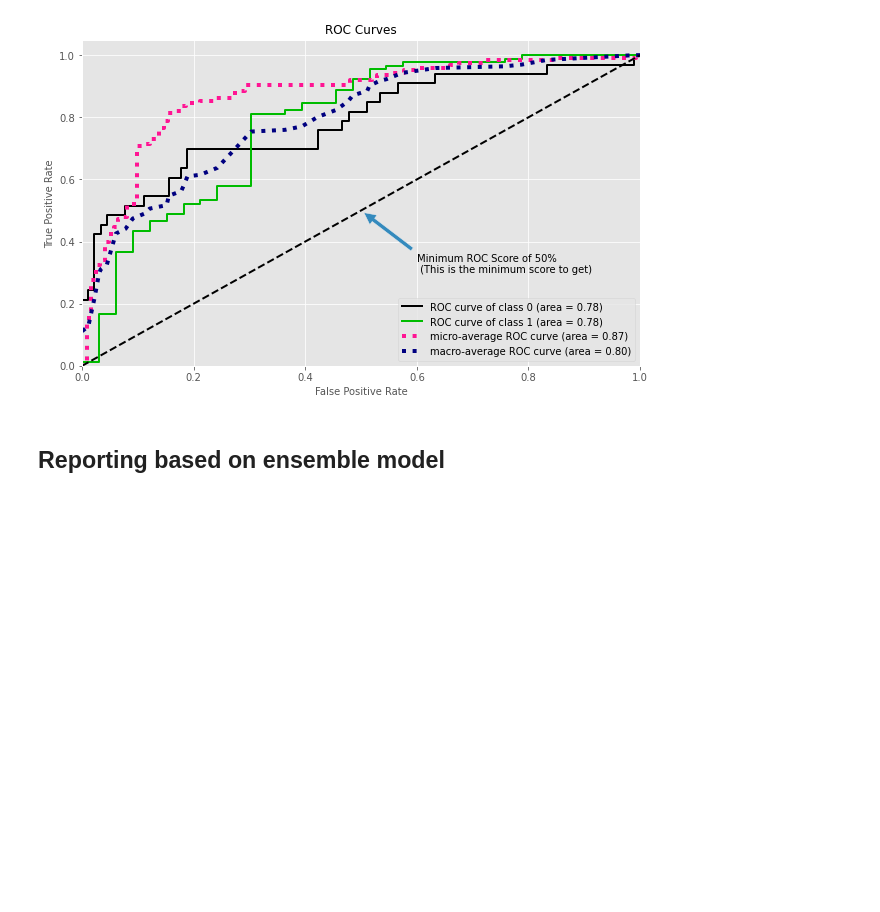
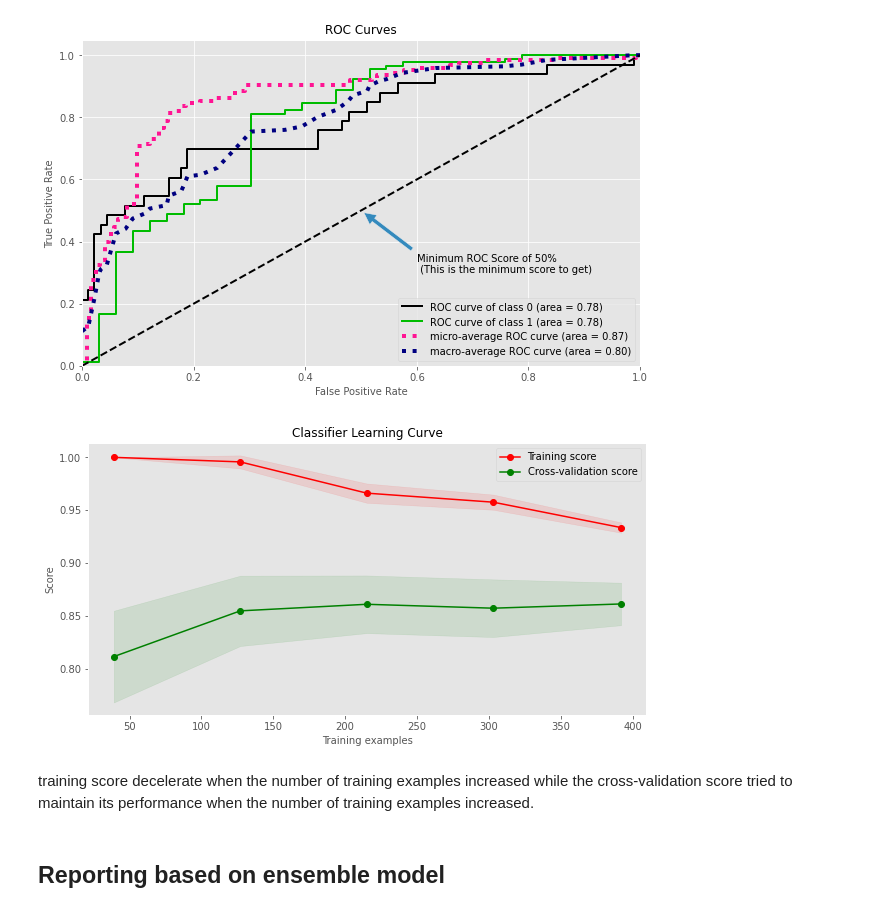
Before and after one commit to saritmaitra/Loan_approval_system, a Jupyter notebook: Model_Development_Loan_Approval_System.ipynb, the cells around one changed output. Drawn from its saved outputs; the diff is of its cells as text; code cells hidden in the pictures; blank space fills up the shorter version.

```diff
--- a/Model_Development_Loan_Approval_System.ipynb
+++ b/Model_Development_Loan_Approval_System.ipynb
@@ -983,6 +983,23 @@ plt.annotate('Minimum ROC Score of 50% \n (This is the minimum score to get)', x
 plt.show()
 # %% [output]
 [figure]
+# %%
+skplt.estimators.plot_learning_curve(
+ voting_clf,
+ x_train,
+ y_train,
+ title="Classifier Learning Curve",
+ scoring="f1",
+ cv=kfold,
+ shuffle=True,
+ random_state=42,
+ n_jobs=-1,
+ figsize=(10, 5))
+plt.show()
+# %% [output]
+[figure, added]
+# %% [markdown]
+training score decelerate when the number of training examples increased while the cross-validation score tried to maintain its performance when the number of training examples increased.
 # %% [markdown]
 ## Reporting based on ensemble model
 # %%
```
